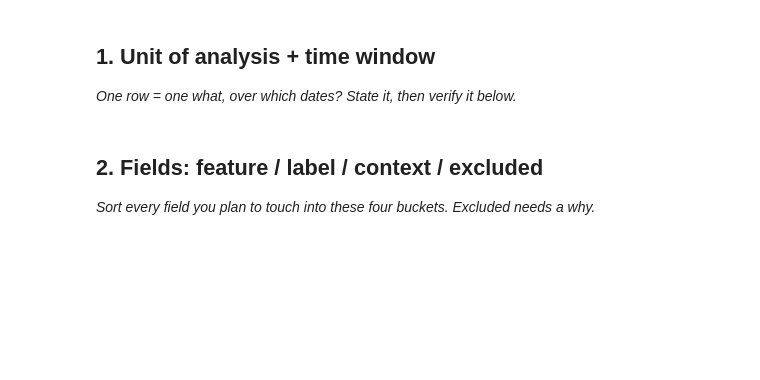
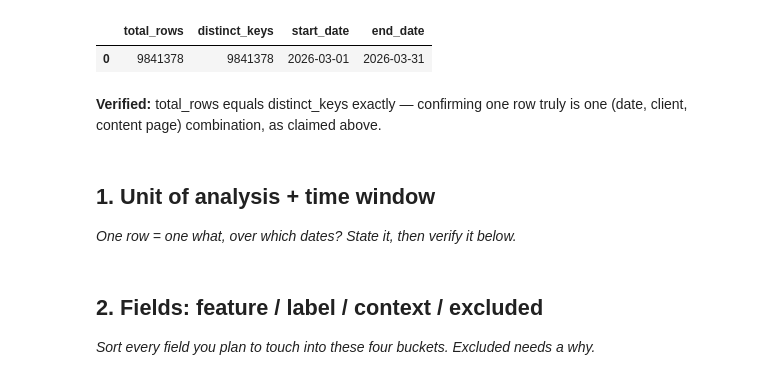
Before and after one commit to abubakarsaleem18/flyrank-internship-ml, a Jupyter notebook: work/notebooks/w03_data_contract.ipynb, the cells around one changed output. Drawn from its saved outputs; the diff is of its cells as text; code cells hidden in the pictures; blank space fills up the shorter version.

```diff
--- a/work/notebooks/w03_data_contract.ipynb
+++ b/work/notebooks/w03_data_contract.ipynb
@@ -9,3 +18,19 @@ This skeleton is yours to fill. Work the sections **in order** — each one has
+# %%
+q1 = con.sql(f"""
+    SELECT
+        COUNT(*) AS total_rows,
+        COUNT(DISTINCT (report_date, client_hash_id, content_hash_id)) AS distinct_keys,
+        MIN(report_date) AS start_date,
+        MAX(report_date) AS end_date
+    FROM read_parquet('{rel}/fact_content_daily_performance/month=2026-03/*.parquet')
+""").df()
+q1
+# %% [output]
+|  | total_rows | distinct_keys | start_date | end_date |
+| 0 | 9841378 | 9841378 | 2026-03-01 | 2026-03-31 |
+# %% [markdown]
+**Verified:** total_rows equals distinct_keys exactly — confirming one row
+truly is one (date, client, content page) combination, as claimed above.
 # %% [markdown]
 ## 1. Unit of analysis + time window
 
```
Also changed, not shown: parts of 20 cells of this notebook.
